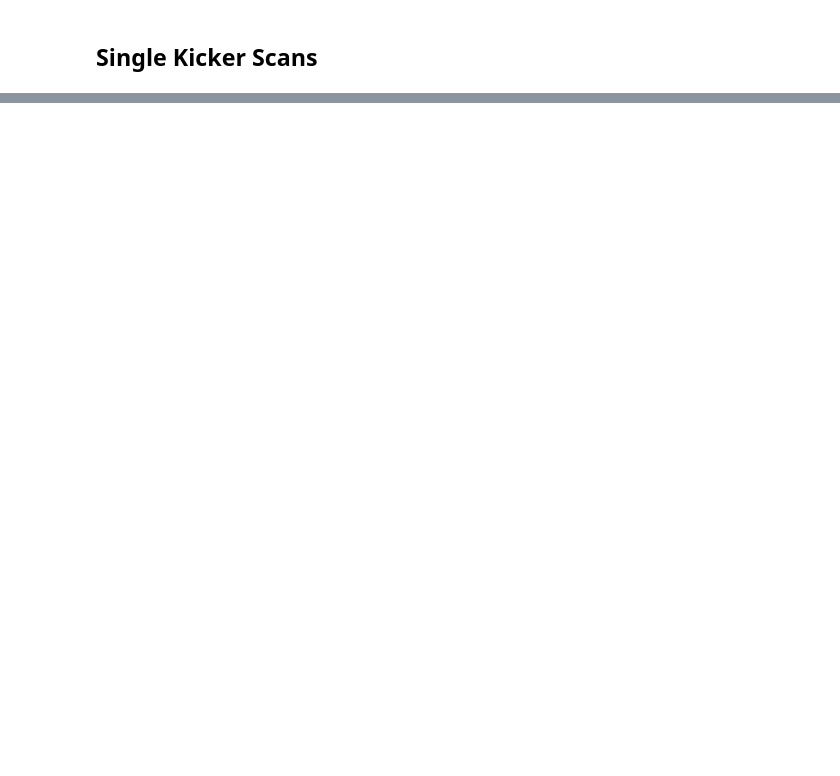
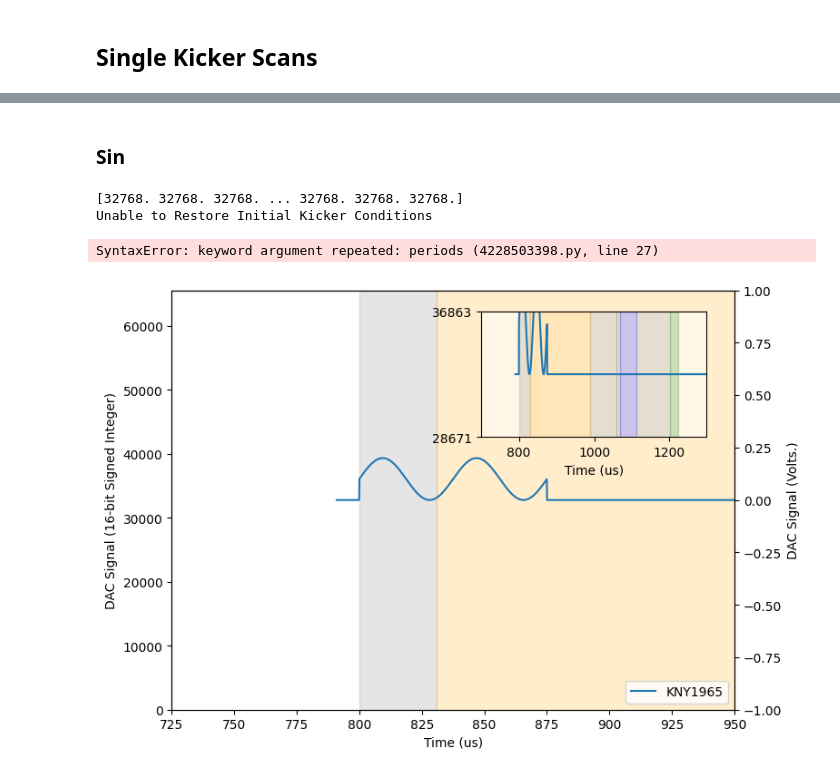
Before and after one commit to twguest/XSynth, a Jupyter notebook: docs/FD_Nov24.ipynb, the cells around one changed output, grey strips where cells are left out. Saved outputs shown, nothing was run; the diff lists cells and outputs as text; code cells hidden in the pictures; blank space fills up the shorter version.

```diff
--- a/docs/FD_Nov24.ipynb
+++ b/docs/FD_Nov24.ipynb
@@ -58,3 +171,34 @@ plt.plot(K.read_dac()[:,1])
+# %% [markdown]
+### Sin
+# %%
+import numpy as np
+
+from kickercontrol.main import SinScan
+from kickercontrol.device import (KL2005, KMX1938, KMX1965, KNY1938, KNY1965)
+
+from kickercontrol.timing import get_region_bounds
+
+ti, tf = get_region_bounds('2')
+ti = 800
+tf = 875
+
+SinScan(kicker_device = KNY1965,
+           scan_vector = np.linspace(0,3*np.pi*2,60),
+           scan_variable="V5",
+		   start_time = ti,
+		   end_time = tf,
+           amplitude = 0.1,
+		   offset=0.1,
+           periods = 2,
+           write_dac = True,
+           wait_time = 5,
+           display=True,
+		   relative_scan=False)
+# %% [output]
+[32768. 32768. 32768. ... 32768. 32768. 32768.]
+Unable to Restore Initial Kicker Conditions
+SyntaxError: keyword argument repeated: periods (4228503398.py, line 27)
+[figure, added]
 # %%
 import numpy as np
 
```
Also changed, not shown: parts of 24 cells of this notebook, 6 other files.
